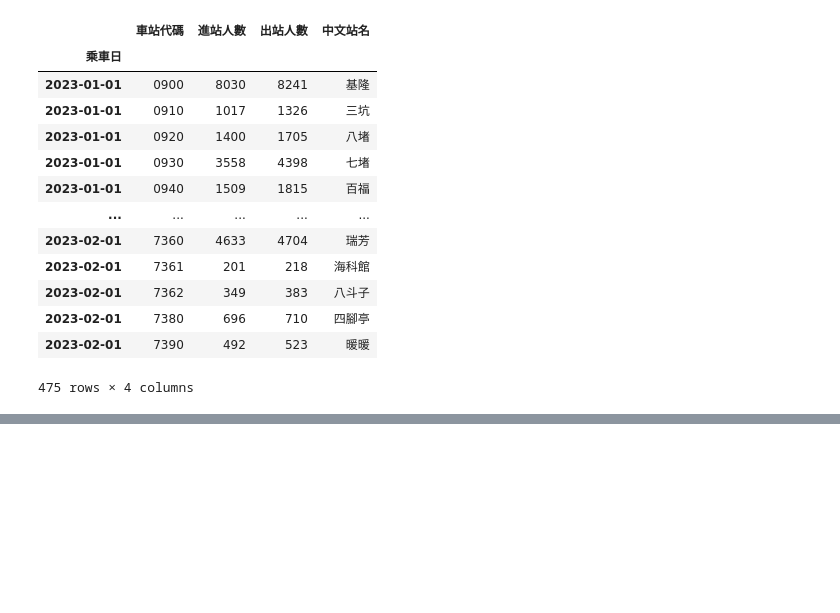
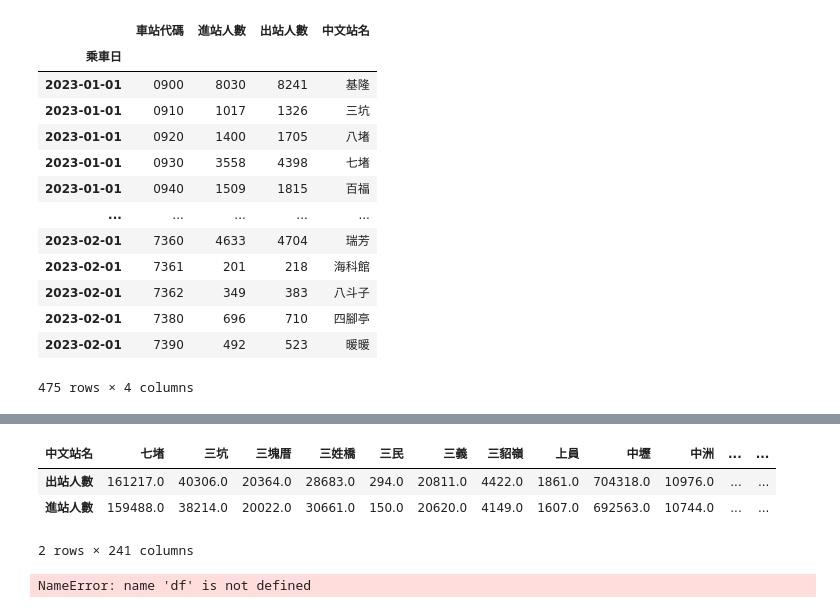
Before and after one commit to spinomics/2023_0723_am, a Jupyter notebook: lesson 21_6.ipynb, the cells around one changed output, grey strips where cells are left out. Drawn from its saved outputs; the diff is of its cells as text; code cells hidden in the pictures; blank space fills up the shorter version.

```diff
--- a/lesson 21_6.ipynb
+++ b/lesson 21_6.ipynb
@@ -188,0 +305,11 @@ mergeFrame1.loc[['2023-01','2023-02']]
+# %%
+mergeFrame3.loc['2023-01'].groupby(level=1).sum()
+# %% [output]
+| 中文站名 | 七堵 | 三坑 | 三塊厝 | 三姓橋 | 三民 | 三義 | 三貂嶺 | 上員 | 中壢 | 中洲 | ... | ... |
+| 出站人數 | 161217.0 | 40306.0 | 20364.0 | 28683.0 | 294.0 | 20811.0 | 4422.0 | 1861.0 | 704318.0 | 10976.0 | ... | ... |
+| 進站人數 | 159488.0 | 38214.0 | 20022.0 | 30661.0 | 150.0 | 20620.0 | 4149.0 | 1607.0 | 692563.0 | 10744.0 | ... | ... |
+2 rows × 241 columns
+# %%
+df['data1'].groupby(by=df['key1']).sum()
+# %% [output]
+NameError: name 'df' is not defined
```
Also changed, not shown: parts of 8 cells of this notebook, 1 other file.
